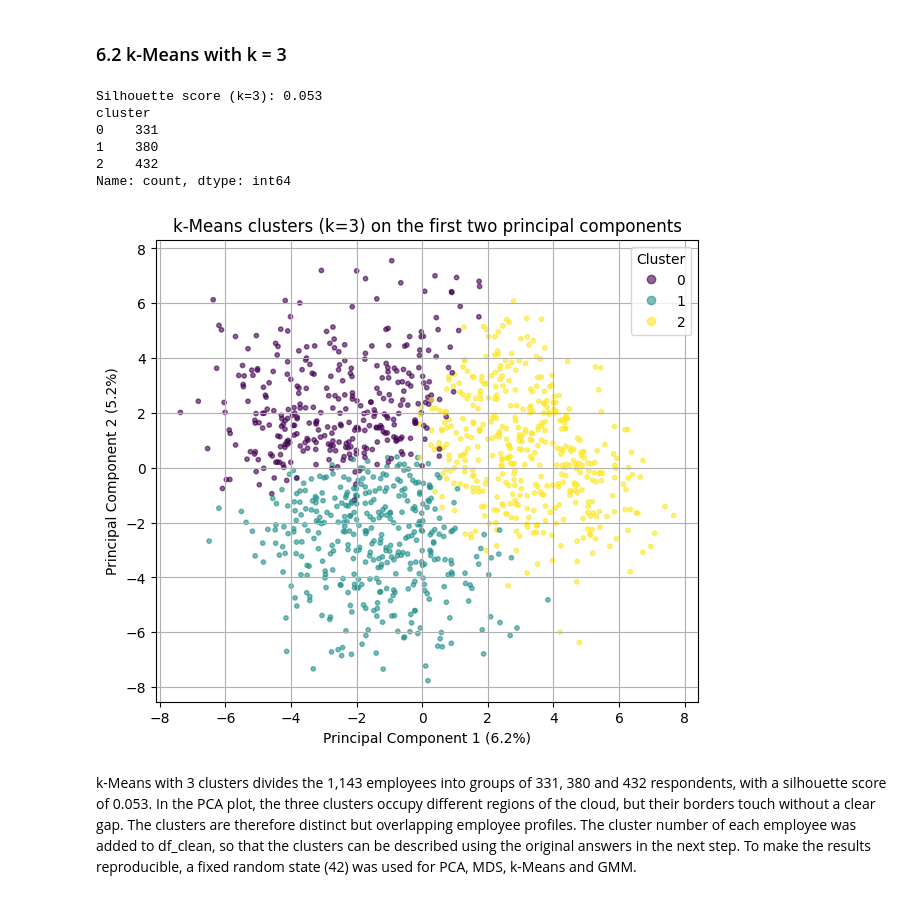
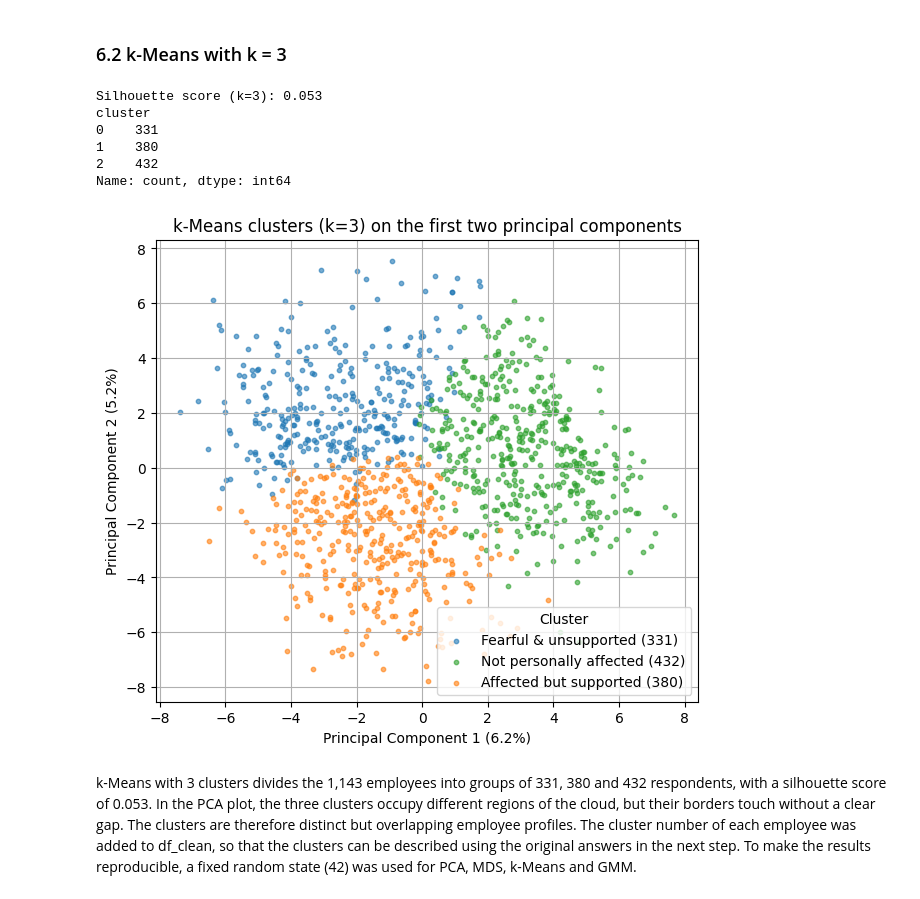
Before and after one commit to faisalhamza909-blip/mental-health-clustering-case-study-, a Jupyter notebook: mental_health_case_study.ipynb, the cells around one changed output. Cells and saved outputs as stored; diff of their text form; code cells hidden in the pictures.

Commit message:
final notebook (named and colour-matched cluster plots)

```diff
--- a/mental_health_case_study.ipynb
+++ b/mental_health_case_study.ipynb
@@ -905,31 +905,43 @@ The elbow curve goes down steadily and has no sharp bend. The biggest improvemen
 # %% [markdown]
 ### 6.2 k-Means with k = 3
 # %%
+
 kmeans = KMeans(n_clusters=3, random_state=42, n_init=10)
 cluster_labels = kmeans.fit_predict(pca_data)
-
 df_clean["cluster"] = cluster_labels
 
 print(f"Silhouette score (k=3): {silhouette_score(pca_data, cluster_labels):.3f}")
 print(df_clean["cluster"].value_counts().sort_index())
 
+diagnosed_share = df_clean.groupby("cluster")["diagnosed_professional"].apply(lambda x: (x == "Yes").mean())
+supervisor_share = df_clean.groupby("cluster")["comfortable_supervisor"].apply(lambda x: (x == "Yes").mean())
+not_affected = int(diagnosed_share.idxmin())
+affected = [c for c in diagnosed_share.index if c != not_affected]
+fearful = min(affected, key=lambda c: supervisor_share[c])
+supported = [c for c in affected if c != fearful][0]
+cluster_names = {fearful: "Fearful & unsupported", not_affected: "Not personally affected", supported: "Affected but supported"}
+cluster_colors = {"Fearful & unsupported": "tab:blue", "Affected but supported": "tab:orange", "Not personally affected": "tab:green"}
+
+
 plt.figure(figsize=(7, 6))
-scatter = plt.scatter(pca_data[:, 0], pca_data[:, 1], c=cluster_labels, cmap="viridis", s=10, alpha=0.6)
-plt.legend(*scatter.legend_elements(), title="Cluster")
+for cluster, name in cluster_names.items():
+    points = pca_data[cluster_labels == cluster]
+    plt.scatter(points[:, 0], points[:, 1], s=10, alpha=0.6, label=f"{name} ({len(points)})", color=cluster_colors[name])
+plt.legend(title="Cluster")
 plt.xlabel("Principal Component 1 (6.2%)")
 plt.ylabel("Principal Component 2 (5.2%)")
 plt.title("k-Means clusters (k=3) on the first two principal components")
 plt.grid(True)
 plt.savefig(f"{figures_folder}/kmeans_clusters_pca.png", dpi=150, bbox_inches="tight")
 plt.show()
 # %% [output]
 Silhouette score (k=3): 0.053
 cluster
 0    331
 1    380
 2    432
 Name: count, dtype: int64
-[figure, old version]
+[figure, new version]
 # %% [markdown]
 k-Means with 3 clusters divides the 1,143 employees into groups of 331, 380 and 432 respondents, with a silhouette score of 0.053. In the PCA plot, the three clusters occupy different regions of the cloud, but their borders touch without a clear gap. The clusters are therefore distinct but overlapping employee profiles. The cluster number of each employee was added to df_clean, so that the clusters can be described using the original answers in the next step. To make the results reproducible, a fixed random state (42) was used for PCA, MDS, k-Means and GMM.
 # %% [markdown]
```
Also changed, not shown: parts of 1 cell of this notebook.
